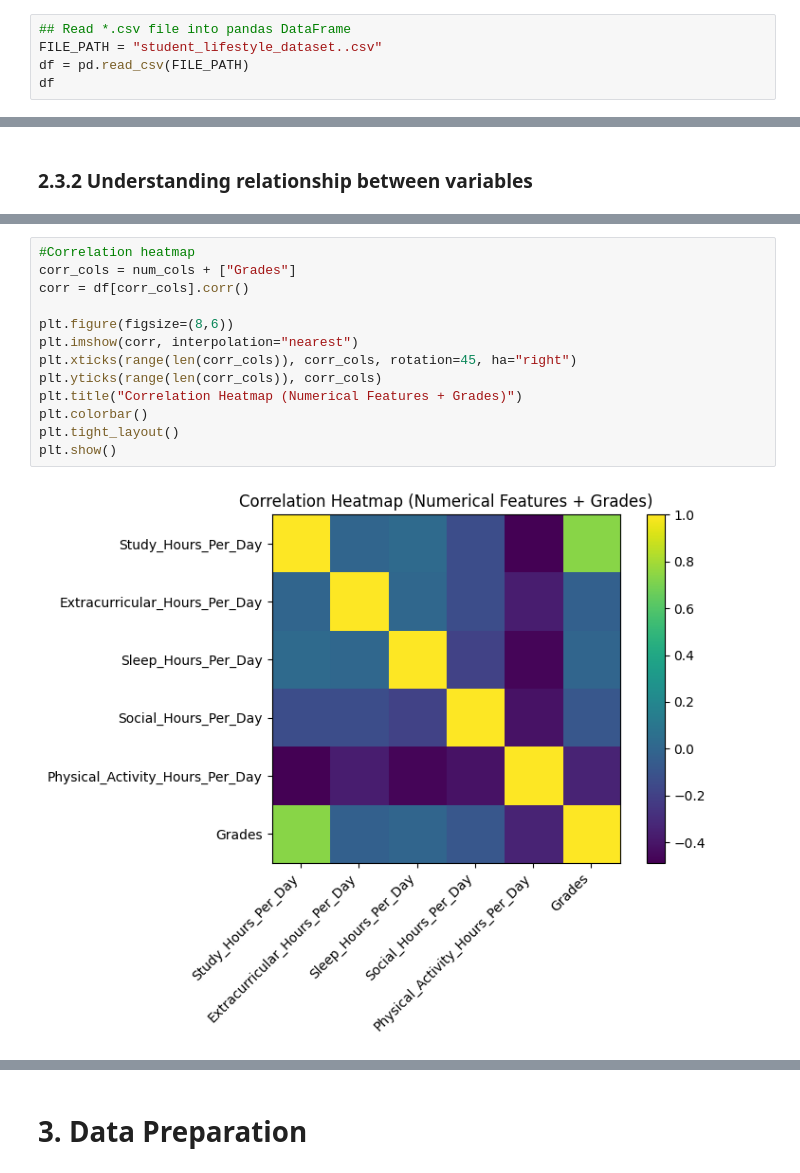
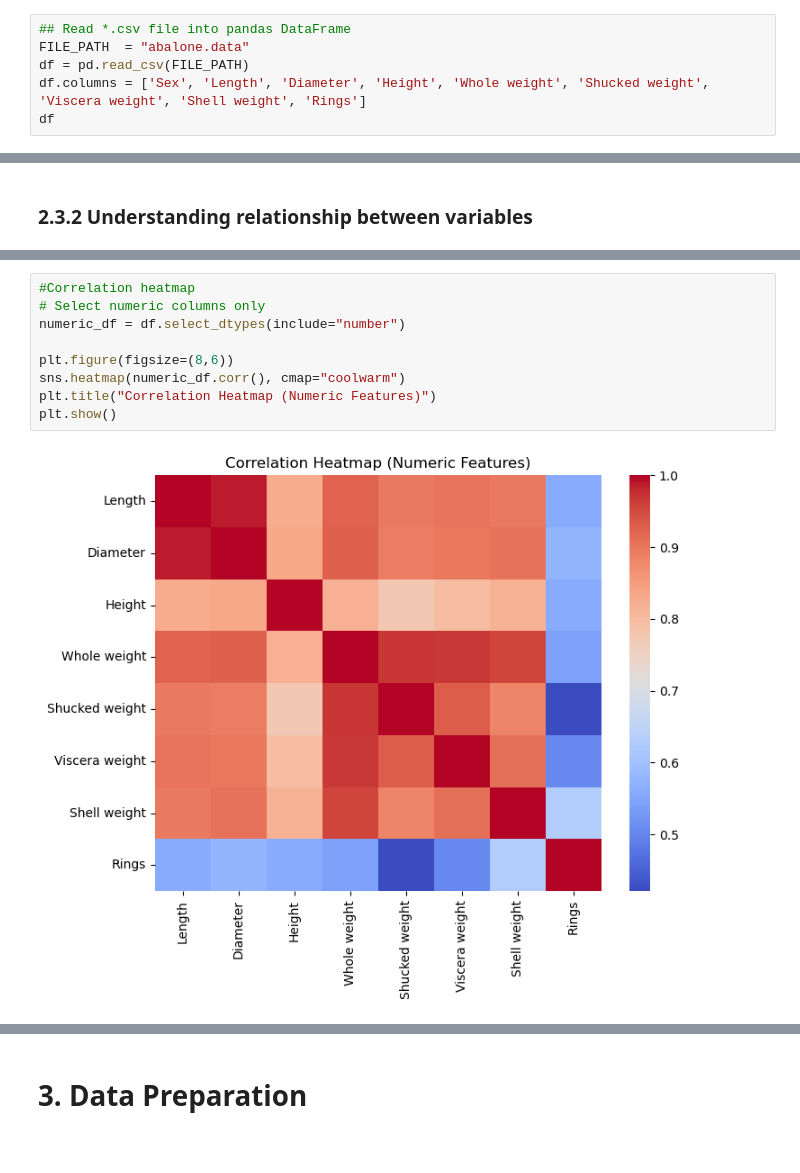
Before and after one commit to thiri-wah/mldp_project, a Jupyter notebook: MLDP Program Codes Submission Template (1).ipynb, the cells around one changed output, grey strips where cells are left out. Drawn from its saved outputs; the diff is of its cells as text.

```diff
--- a/MLDP Program Codes Submission Template (1).ipynb
+++ b/MLDP Program Codes Submission Template (1).ipynb
@@ -44,7 +45,8 @@ Goal: ?
 ## 2.1 Load dataset
 # %%
 ## Read *.csv file into pandas DataFrame
-FILE_PATH = "student_lifestyle_dataset..csv"
+FILE_PATH  = "abalone.data"
 df = pd.read_csv(FILE_PATH)
+df.columns = ['Sex', 'Length', 'Diameter', 'Height', 'Whole weight', 'Shucked weight', 'Viscera weight', 'Shell weight', 'Rings']
 df
 # %% [output]
@@ -320,17 +352,13 @@ The boxplots for Extracurricular Hours show relatively similar medians across st
 # %%
 #Correlation heatmap
-corr_cols = num_cols + ["Grades"]
-corr = df[corr_cols].corr()
+# Select numeric columns only
+numeric_df = df.select_dtypes(include="number")
 
 plt.figure(figsize=(8,6))
-plt.imshow(corr, interpolation="nearest")
-plt.xticks(range(len(corr_cols)), corr_cols, rotation=45, ha="right")
-plt.yticks(range(len(corr_cols)), corr_cols)
-plt.title("Correlation Heatmap (Numerical Features + Grades)")
-plt.colorbar()
-plt.tight_layout()
+sns.heatmap(numeric_df.corr(), cmap="coolwarm")
+plt.title("Correlation Heatmap (Numeric Features)")
 plt.show()
 # %% [output]
-[figure, old version]
+[figure, new version]
 # %%
 #Correlation
```
Also changed, not shown: parts of 75 cells of this notebook, 2 other files.
